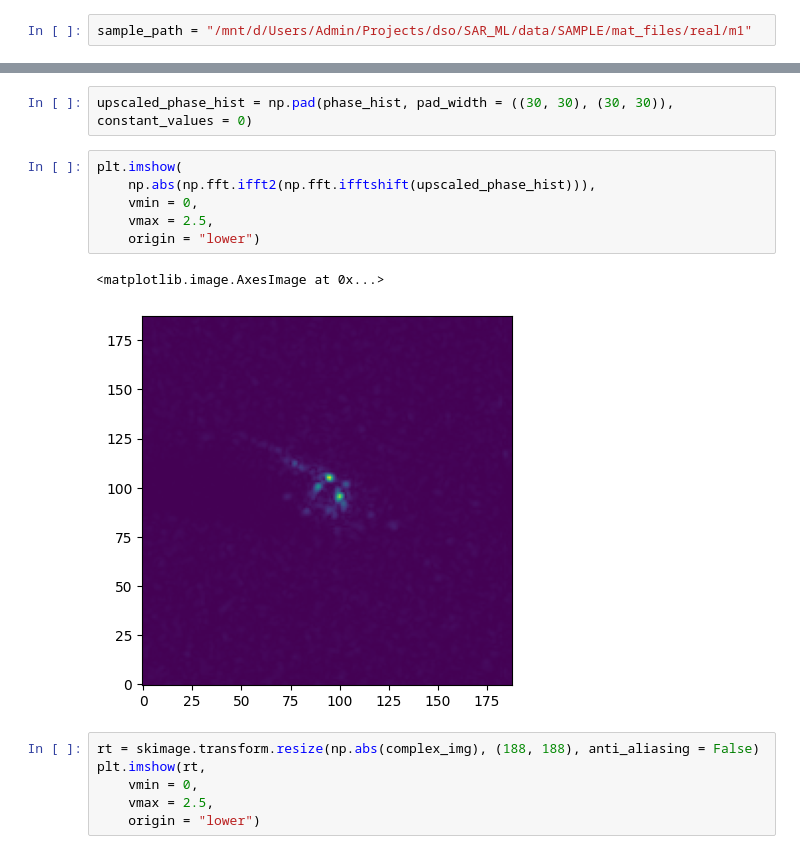
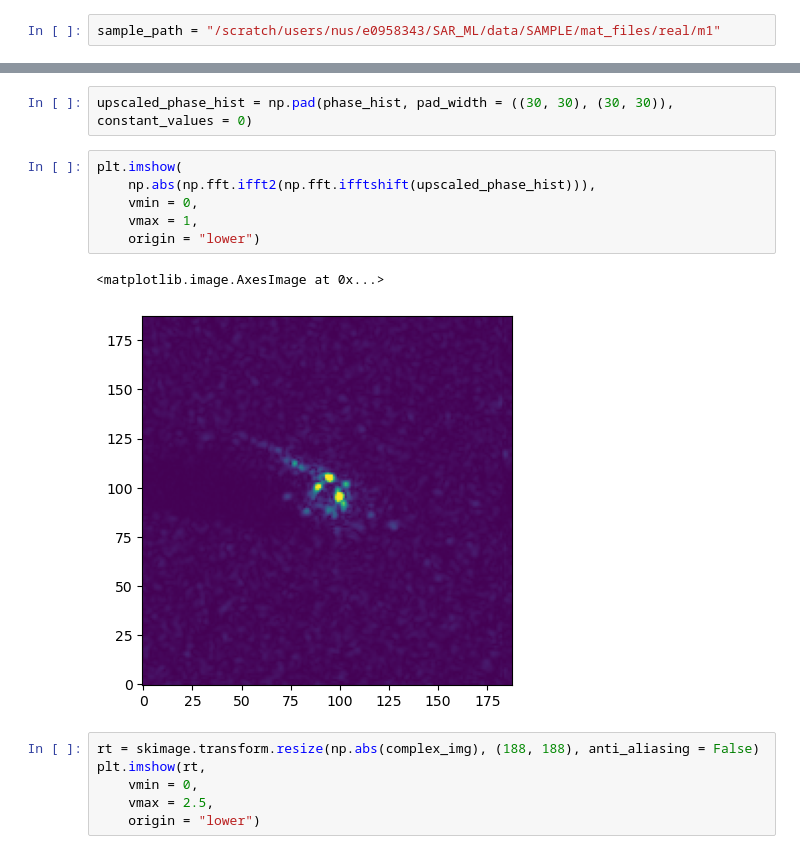
Before and after one commit to alvin-ng44/SAR_ML, a Jupyter notebook: notebooks/sar_ds.ipynb, the cells around one changed output, grey strips where cells are left out. Drawn from its saved outputs; the diff is of its cells as text.

```diff
--- a/notebooks/sar_ds.ipynb
+++ b/notebooks/sar_ds.ipynb
@@ -6,7 +6,7 @@ import numpy as np
 import skimage
 from PIL import Image
 # %%
-sample_path = "/mnt/d/Users/Admin/Projects/dso/SAR_ML/data/SAMPLE/mat_files/real/m1"
+sample_path = "/scratch/users/nus/e0958343/SAR_ML/data/SAMPLE/mat_files/real/m1"
 # %%
 ds1 = sorted(os.listdir(sample_path))[11]
 # %%
@@ -52,12 +52,12 @@ upscaled_phase_hist = np.pad(phase_hist, pad_width = ((30, 30), (30, 30)), const
 # %%
 plt.imshow(
     np.abs(np.fft.ifft2(np.fft.ifftshift(upscaled_phase_hist))),
     vmin = 0,
-    vmax = 2.5,
+    vmax = 1,
     origin = "lower")
 # %% [output]
 <matplotlib.image.AxesImage at 0x...>
-[figure, old version]
+[figure, new version]
 # %%
 rt = skimage.transform.resize(np.abs(complex_img), (188, 188), anti_aliasing = False)
 plt.imshow(rt,
```
